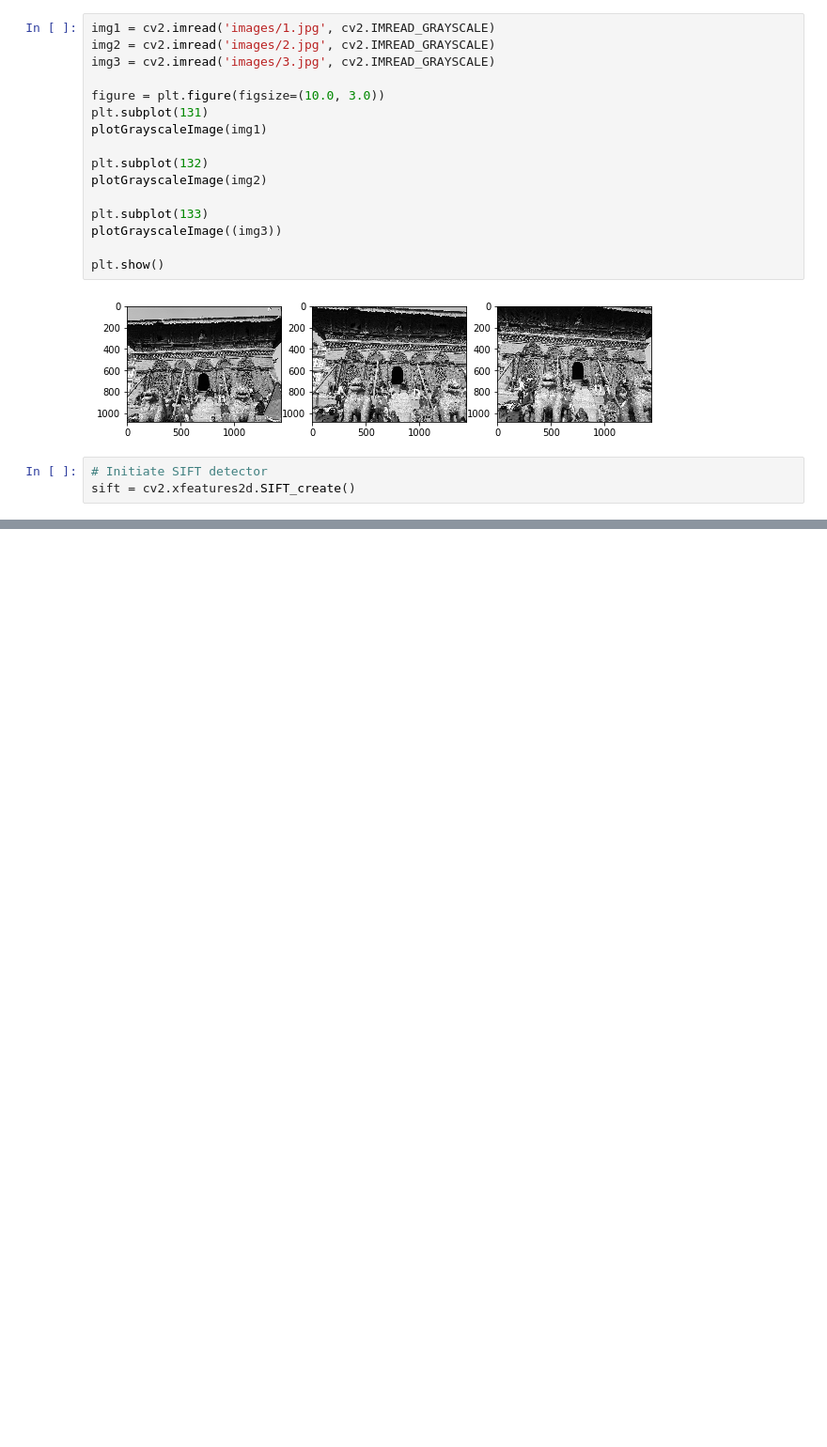
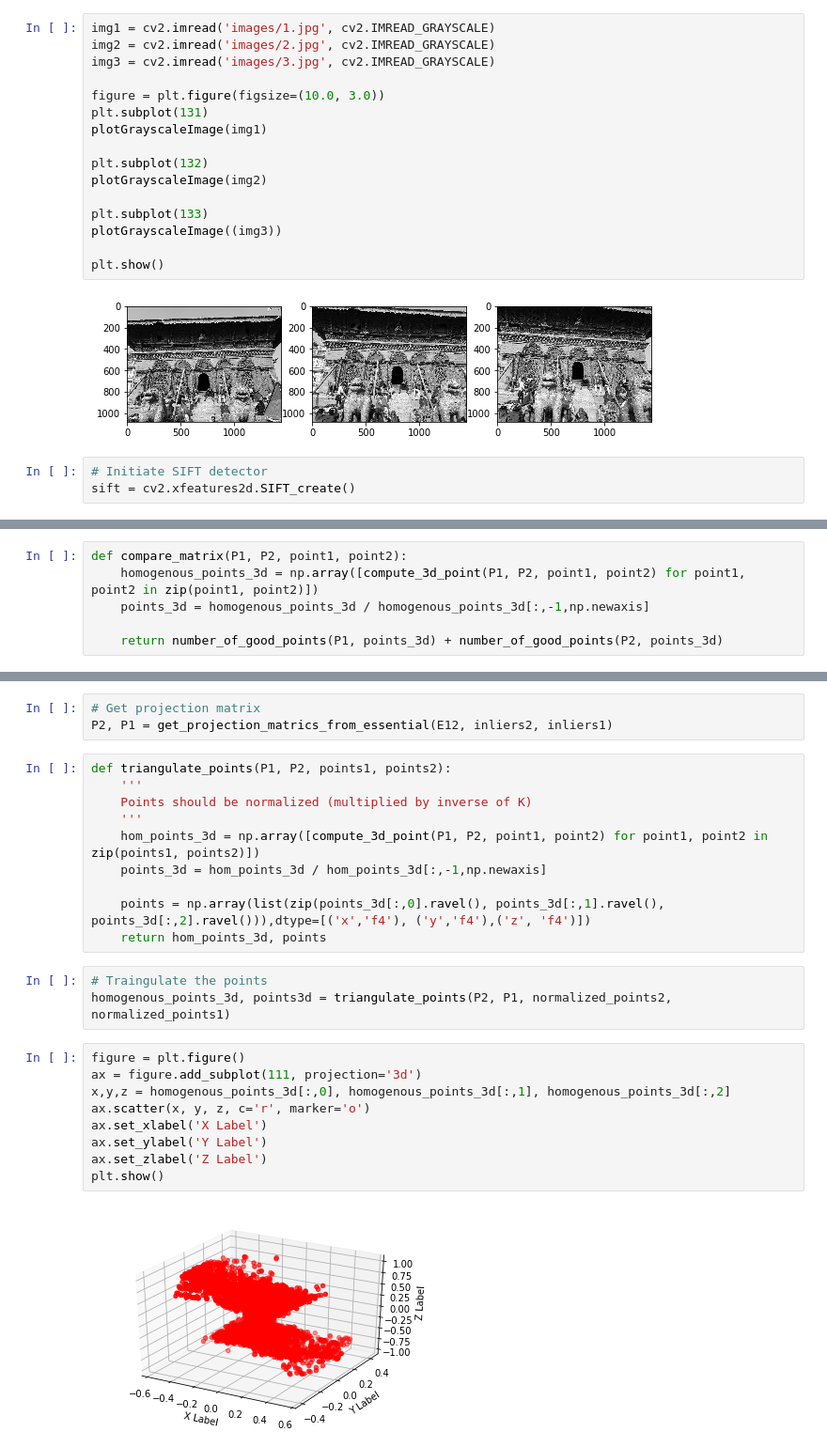
Before and after one commit to puncoz/ai_school_lab, a Jupyter notebook: day4/3d_reconstruction/3d-reconstruction.ipynb, the cells around one changed output, grey strips where cells are left out. Shown at 94% size. Saved outputs shown, nothing was run; the diff lists cells and outputs as text; blank space fills up the shorter version.

```diff
--- a/day4/3d_reconstruction/3d-reconstruction.ipynb
+++ b/day4/3d_reconstruction/3d-reconstruction.ipynb
@@ -82,0 +208,6 @@ array([[1.12326e+03, 0.00000e+00, 7.06850e+02],
+# %%
+def compare_matrix(P1, P2, point1, point2):
+    homogenous_points_3d = np.array([compute_3d_point(P1, P2, point1, point2) for point1, point2 in zip(point1, point2)])
+    points_3d = homogenous_points_3d / homogenous_points_3d[:,-1,np.newaxis]
+
+    return number_of_good_points(P1, points_3d) + number_of_good_points(P2, points_3d)
@@ -82,0 +239,27 @@ array([[1.12326e+03, 0.00000e+00, 7.06850e+02],
+# %%
+# Get projection matrix
+P2, P1 = get_projection_matrics_from_essential(E12, inliers2, inliers1)
+# %%
+def triangulate_points(P1, P2, points1, points2):
+    '''
+    Points should be normalized (multiplied by inverse of K)
+    '''
+    hom_points_3d = np.array([compute_3d_point(P1, P2, point1, point2) for point1, point2 in zip(points1, points2)])
+    points_3d = hom_points_3d / hom_points_3d[:,-1,np.newaxis]
+
+    points = np.array(list(zip(points_3d[:,0].ravel(), points_3d[:,1].ravel(), points_3d[:,2].ravel())),dtype=[('x','f4'), ('y','f4'),('z', 'f4')])
+    return hom_points_3d, points
+# %%
+# Traingulate the points
+homogenous_points_3d, points3d = triangulate_points(P2, P1, normalized_points2, normalized_points1)
+# %%
+figure = plt.figure()
+ax = figure.add_subplot(111, projection='3d')
+x,y,z = homogenous_points_3d[:,0], homogenous_points_3d[:,1], homogenous_points_3d[:,2]
+ax.scatter(x, y, z, c='r', marker='o')
+ax.set_xlabel('X Label')
+ax.set_ylabel('Y Label')
+ax.set_zlabel('Z Label')
+plt.show()
+# %% [output]
+[figure, added]
```
Also changed, not shown: parts of 19 cells of this notebook, 1 other file.
